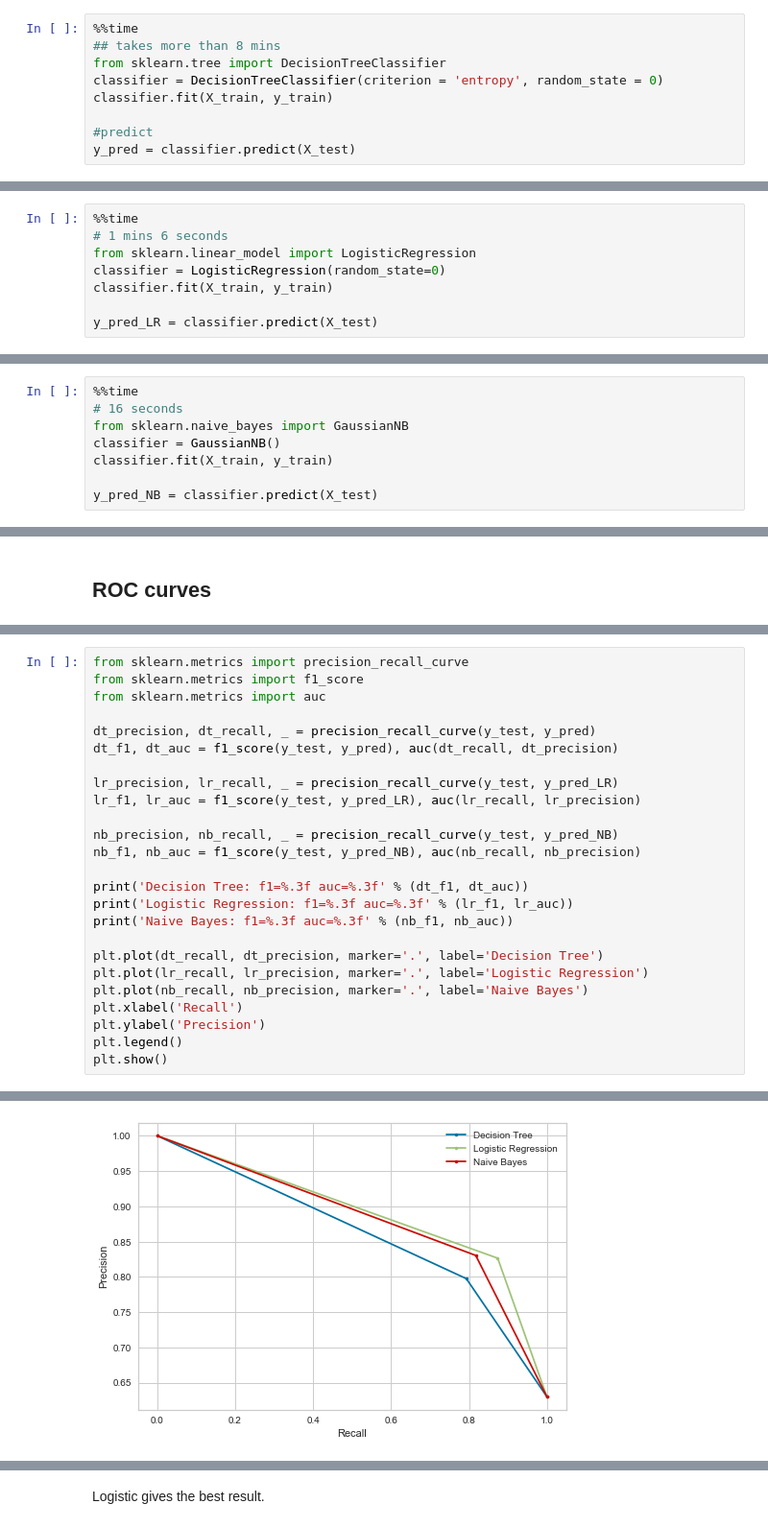
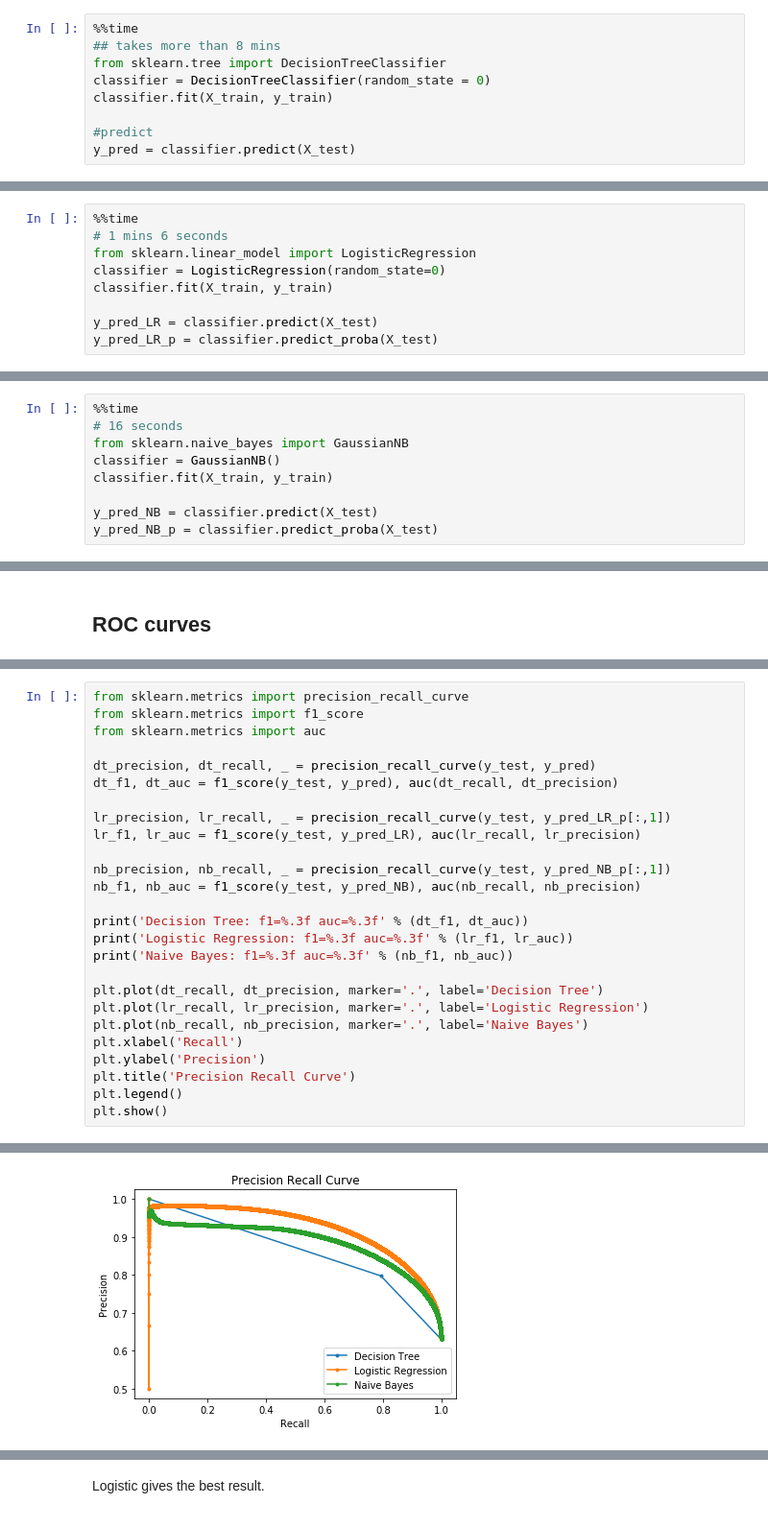
Before and after one commit to donkimc/Instacart_capstone, a Jupyter notebook: instacart_datalab.ipynb, the cells around one changed output, grey strips where cells are left out. Shown: that part at 96% size. Drawn from its saved outputs; the diff is of its cells as text.

```diff
--- a/instacart_datalab.ipynb
+++ b/instacart_datalab.ipynb
@@ -791,7 +884,7 @@ X_test[:, [1,3,4,5]] = sc.transform(X_test[:, [1,3,4,5]])
 %%time
 ## takes more than 8 mins
 from sklearn.tree import DecisionTreeClassifier
-classifier = DecisionTreeClassifier(criterion = 'entropy', random_state = 0)
+classifier = DecisionTreeClassifier(random_state = 0)
 classifier.fit(X_train, y_train)
 
 #predict
@@ -839,4 +955,5 @@ classifier = LogisticRegression(random_state=0)
 classifier.fit(X_train, y_train)
 
 y_pred_LR = classifier.predict(X_test)
+y_pred_LR_p = classifier.predict_proba(X_test)
 # %% [output]
@@ -874,4 +1017,5 @@ classifier = GaussianNB()
 classifier.fit(X_train, y_train)
 
 y_pred_NB = classifier.predict(X_test)
+y_pred_NB_p = classifier.predict_proba(X_test)
 # %% [output]
@@ -941,10 +1113,10 @@ from sklearn.metrics import auc
 dt_precision, dt_recall, _ = precision_recall_curve(y_test, y_pred)
 dt_f1, dt_auc = f1_score(y_test, y_pred), auc(dt_recall, dt_precision)
 
-lr_precision, lr_recall, _ = precision_recall_curve(y_test, y_pred_LR)
+lr_precision, lr_recall, _ = precision_recall_curve(y_test, y_pred_LR_p[:,1])
 lr_f1, lr_auc = f1_score(y_test, y_pred_LR), auc(lr_recall, lr_precision)
 
-nb_precision, nb_recall, _ = precision_recall_curve(y_test, y_pred_NB)
+nb_precision, nb_recall, _ = precision_recall_curve(y_test, y_pred_NB_p[:,1])
 nb_f1, nb_auc = f1_score(y_test, y_pred_NB), auc(nb_recall, nb_precision)
 
 print('Decision Tree: f1=%.3f auc=%.3f' % (dt_f1, dt_auc))
@@ -956,6 +1128,7 @@ plt.plot(lr_recall, lr_precision, marker='.', label='Logistic Regression')
 plt.plot(nb_recall, nb_precision, marker='.', label='Naive Bayes')
 plt.xlabel('Recall')
 plt.ylabel('Precision')
+plt.title('Precision Recall Curve')
 plt.legend()
 plt.show()
 # %% [output]
@@ -965 +1138 @@ Naive Bayes: f1=0.824 auc=0.881
-[figure, old version]
+[figure, new version]
```
Also changed, not shown: parts of 45 cells of this notebook.
